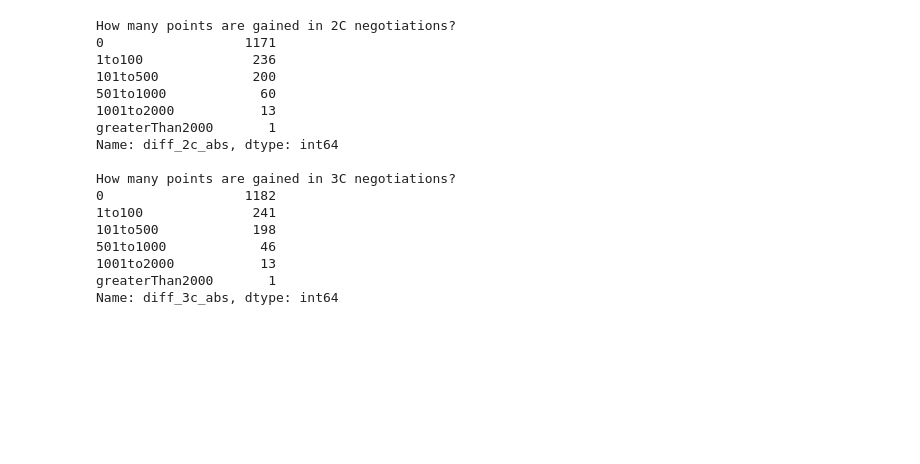
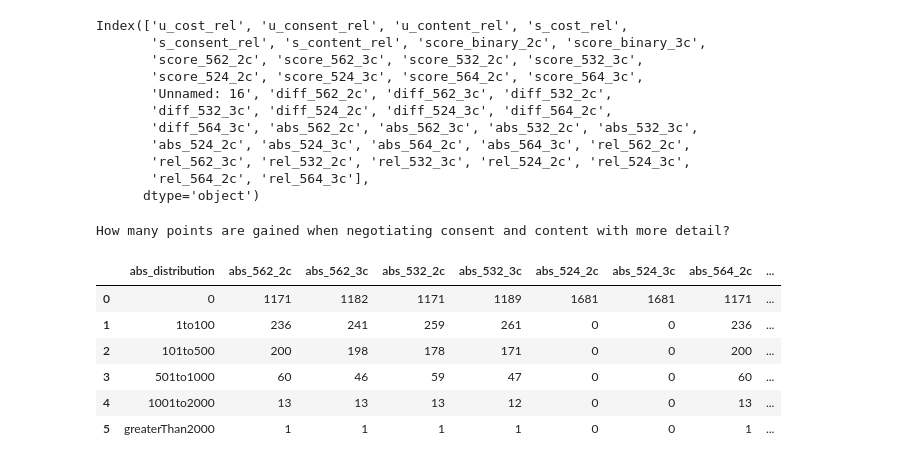
Before and after one commit to 82beja1bwi/contract-evaluation, a Jupyter notebook: eval.ipynb, the cells around one changed output. Cells and saved outputs as stored; diff of their text form; code cells hidden in the pictures; blank space fills up the shorter version.

```diff
--- a/eval.ipynb
+++ b/eval.ipynb
@@ -67,27 +89,43 @@ df.head()
+# %%
+df.columns
+# %% [output]
+Index(['u_cost_rel', 'u_consent_rel', 'u_content_rel', 's_cost_rel',
+       's_consent_rel', 's_content_rel', 'score_binary_2c', 'score_binary_3c',
+       'score_562_2c', 'score_562_3c', 'score_532_2c', 'score_532_3c',
+       'score_524_2c', 'score_524_3c', 'score_564_2c', 'score_564_3c',
+       'Unnamed: 16', 'diff_562_2c', 'diff_562_3c', 'diff_532_2c',
+       'diff_532_3c', 'diff_524_2c', 'diff_524_3c', 'diff_564_2c',
+       'diff_564_3c', 'abs_562_2c', 'abs_562_3c', 'abs_532_2c', 'abs_532_3c',
+       'abs_524_2c', 'abs_524_3c', 'abs_564_2c', 'abs_564_3c', 'rel_562_2c',
+       'rel_562_3c', 'rel_532_2c', 'rel_532_3c', 'rel_524_2c', 'rel_524_3c',
+       'rel_564_2c', 'rel_564_3c'],
+      dtype='object')
 # %%
 # distribution of absolute differences
-# 2C
-print('How many points are gained in 2C negotiations?')
-print(df['diff_2c_abs'].value_counts())
+print('How many points are gained when negotiating consent and content with more detail?')
 
-# 3C
-print('\nHow many points are gained in 3C negotiations?')
-print(df['diff_3c_abs'].value_counts())
+rel_gains_df = pd.DataFrame()
+
+rel_gains_df['abs_distribution'] = ['0', '1to100', '101to500', '501to1000', '1001to2000', "greaterThan2000"]
+
+# Iterate over each column name
+for column_name in ['abs_562_2c', 'abs_562_3c', 'abs_532_2c', 'abs_532_3c', 'abs_524_2c', 'abs_524_3c', 'abs_564_2c', 'abs_564_3c',  ]:
+    values = df[column_name].value_counts().values
+    if (values.size == 1):
+        values = [values[0], 0, 0 ,0, 0, 0]
+    elif(values.size == 5):
+        values = values[0].append(0)
+
+    rel_gains_df[column_name] = values
+
+# Display the resulting DataFrame
+rel_gains_df
 # %% [output]
-How many points are gained in 2C negotiations?
-0                  1171
-1to100              236
-101to500            200
-501to1000            60
-1001to2000           13
-greaterThan2000       1
-Name: diff_2c_abs, dtype: int64
-
-How many points are gained in 3C negotiations?
-0                  1182
-1to100              241
-101to500            198
-501to1000            46
-1001to2000           13
-greaterThan2000       1
-Name: diff_3c_abs, dtype: int64
+How many points are gained when negotiating consent and content with more detail?
+|  | abs_distribution | abs_562_2c | abs_562_3c | abs_532_2c | abs_532_3c | abs_524_2c | abs_524_3c | abs_564_2c | ... |
+| 0 | 0 | 1171 | 1182 | 1171 | 1189 | 1681 | 1681 | 1171 | ... |
+| 1 | 1to100 | 236 | 241 | 259 | 261 | 0 | 0 | 236 | ... |
+| 2 | 101to500 | 200 | 198 | 178 | 171 | 0 | 0 | 200 | ... |
+| 3 | 501to1000 | 60 | 46 | 59 | 47 | 0 | 0 | 60 | ... |
+| 4 | 1001to2000 | 13 | 13 | 13 | 12 | 0 | 0 | 13 | ... |
+| 5 | greaterThan2000 | 1 | 1 | 1 | 1 | 0 | 0 | 1 | ... |
```
Also changed, not shown: parts of 16 cells of this notebook, 8 other files.
